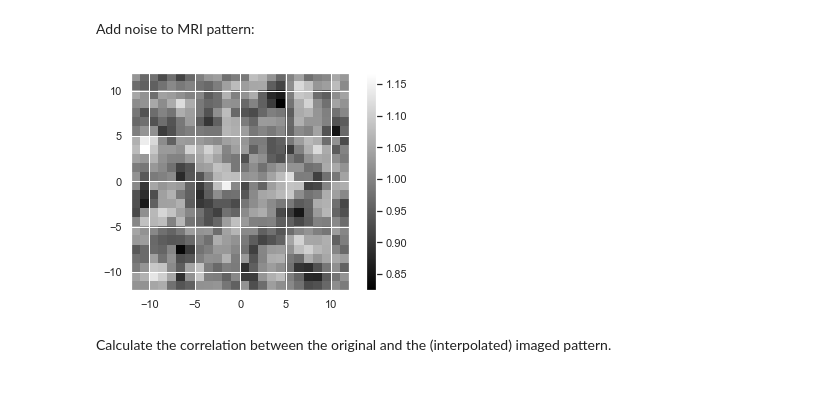
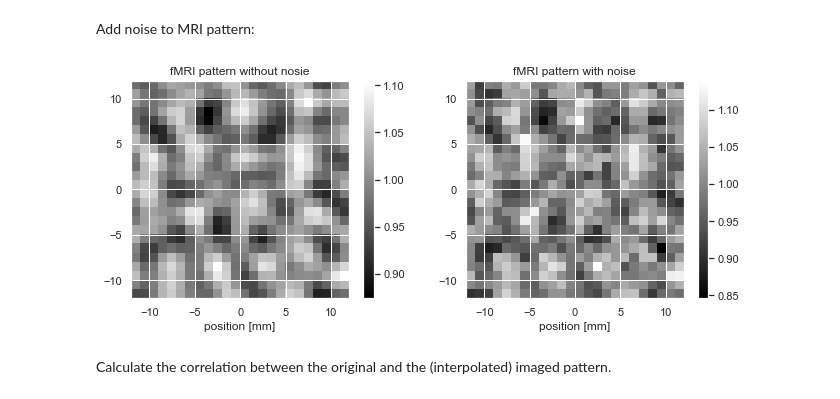
Before and after one commit to dchaimow/columnsfmri, a Jupyter notebook: columnsfmri.ipynb, the cells around one changed output. Drawn from its saved outputs; the diff is of its cells as text; code cells hidden in the pictures.

```diff
--- a/columnsfmri.ipynb
+++ b/columnsfmri.ipynb
@@ -96,12 +107,14 @@ print('p = %.2f%%' % (100*p))
 p = 51.76%
 # %% [markdown]
 Add noise to MRI pattern:
-# %%
- mriPlusNoisePattern = mriPattern + \
-    (1/SNR) * np.random.randn(*mriPattern.shape)
-sim.plotVoxels(mriPlusNoisePattern)
-# %% [output]
-[figure, removed]
+# %%
+ mriPlusNoisePattern = mriPattern + \
+    (1/SNR) * np.random.randn(*mriPattern.shape)
+fig,axes = plt.subplots(1,2,figsize=(11,4))
+sim.plotPattern(mriPattern,title='fMRI pattern without nosie',ax=axes[0])
+sim.plotPattern(mriPlusNoisePattern,title='fMRI pattern with noise',ax=axes[1])
+# %% [output]
+[figure, added]
 # %% [markdown]
 Calculate the correlation between the original and the (interpolated) imaged pattern.
 # %%
```
Also changed, not shown: parts of 10 cells of this notebook, 3 other files.
